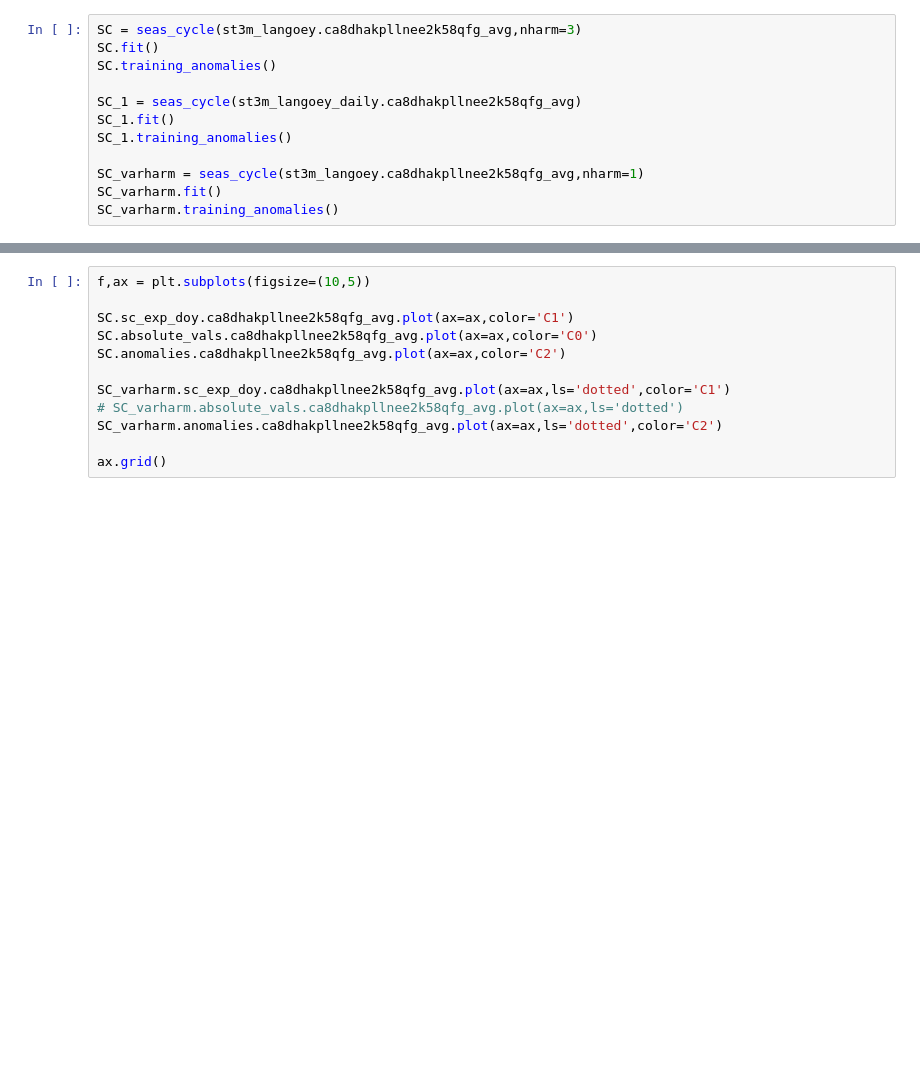
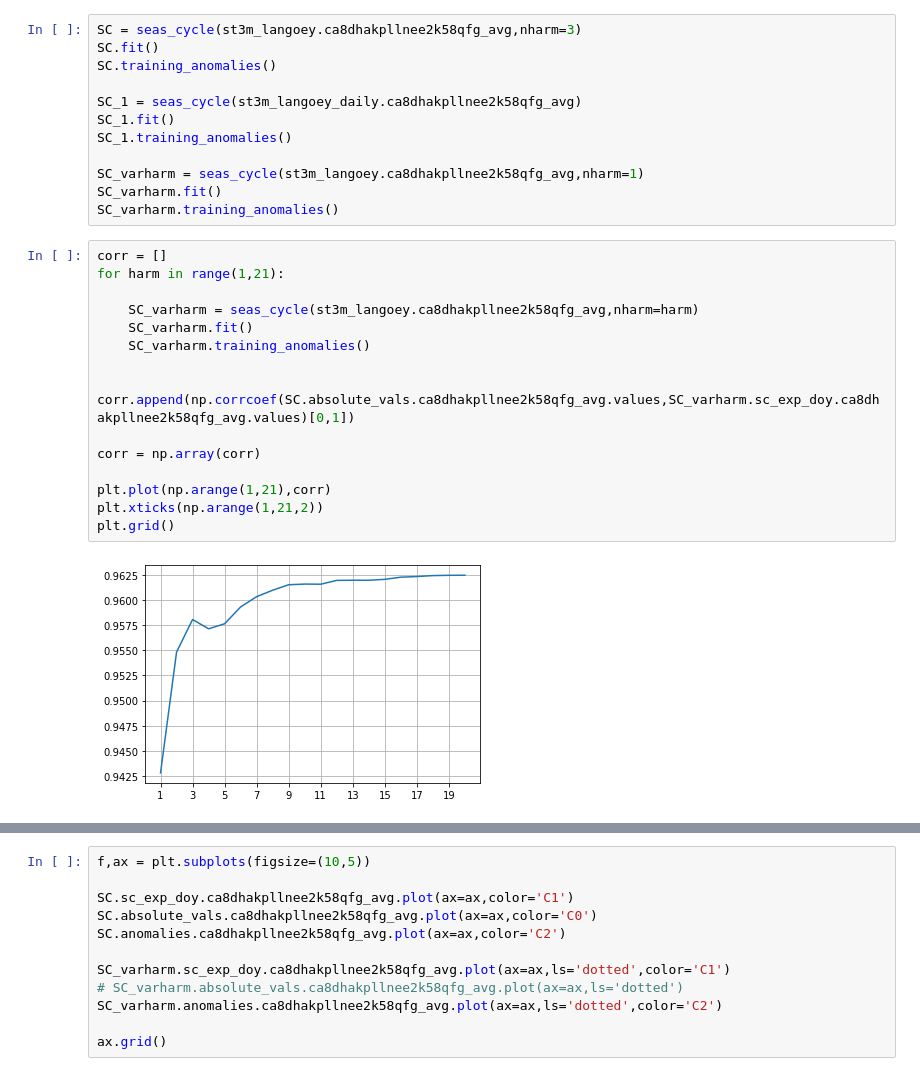
Before and after one commit to olewu/forecast_clarify, a Jupyter notebook: notebooks/001_persistence_model.ipynb, the cells around one changed output, grey strips where cells are left out. Saved outputs shown, nothing was run; the diff lists cells and outputs as text; blank space fills up the shorter version.

```diff
--- a/notebooks/001_persistence_model.ipynb
+++ b/notebooks/001_persistence_model.ipynb
@@ -112,3 +119,20 @@ SC_1.training_anomalies()
 SC_varharm = seas_cycle(st3m_langoey.ca8dhakpllnee2k58qfg_avg,nharm=1)
 SC_varharm.fit()
 SC_varharm.training_anomalies()
+# %%
+corr = []
+for harm in range(1,21):
+
+    SC_varharm = seas_cycle(st3m_langoey.ca8dhakpllnee2k58qfg_avg,nharm=harm)
+    SC_varharm.fit()
+    SC_varharm.training_anomalies()
+
+    corr.append(np.corrcoef(SC.absolute_vals.ca8dhakpllnee2k58qfg_avg.values,SC_varharm.sc_exp_doy.ca8dhakpllnee2k58qfg_avg.values)[0,1])
+
+corr = np.array(corr)
+
+plt.plot(np.arange(1,21),corr)
+plt.xticks(np.arange(1,21,2))
+plt.grid()
+# %% [output]
+[figure, added]
```
Also changed, not shown: parts of 7 cells of this notebook, 7 other files.
